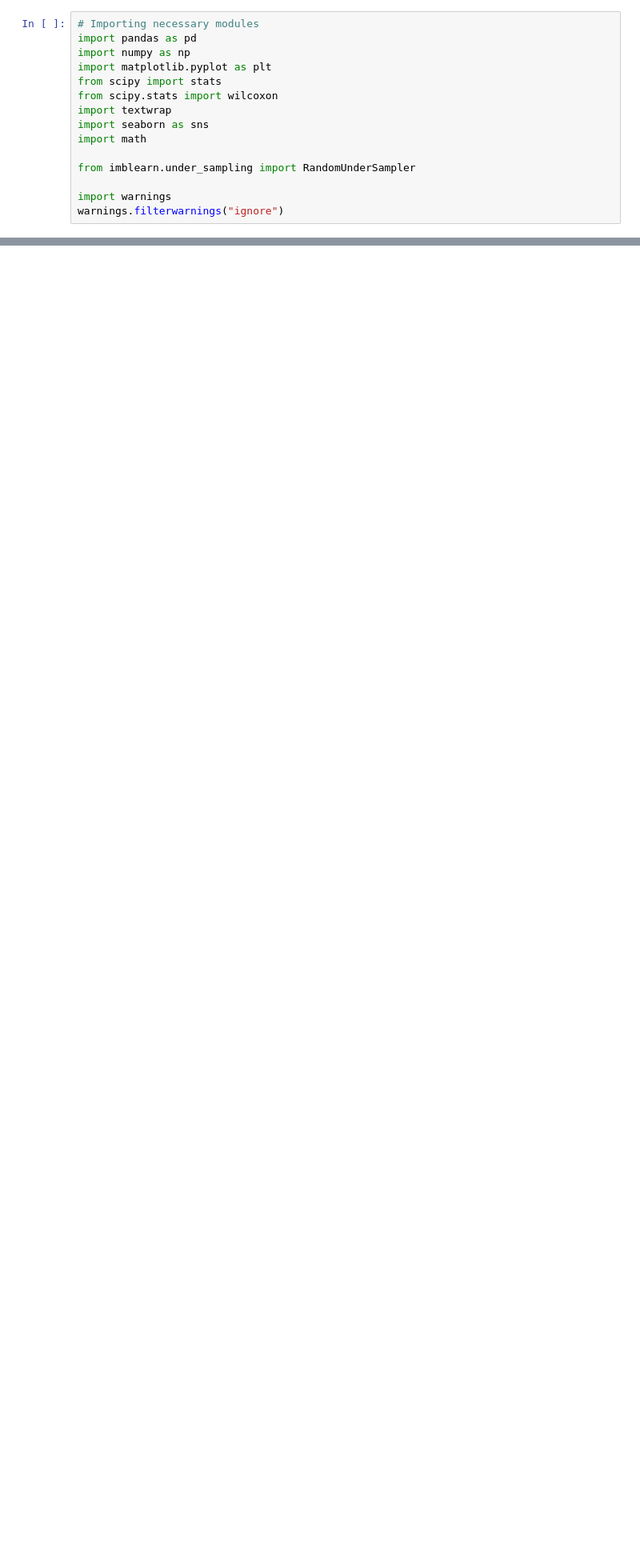
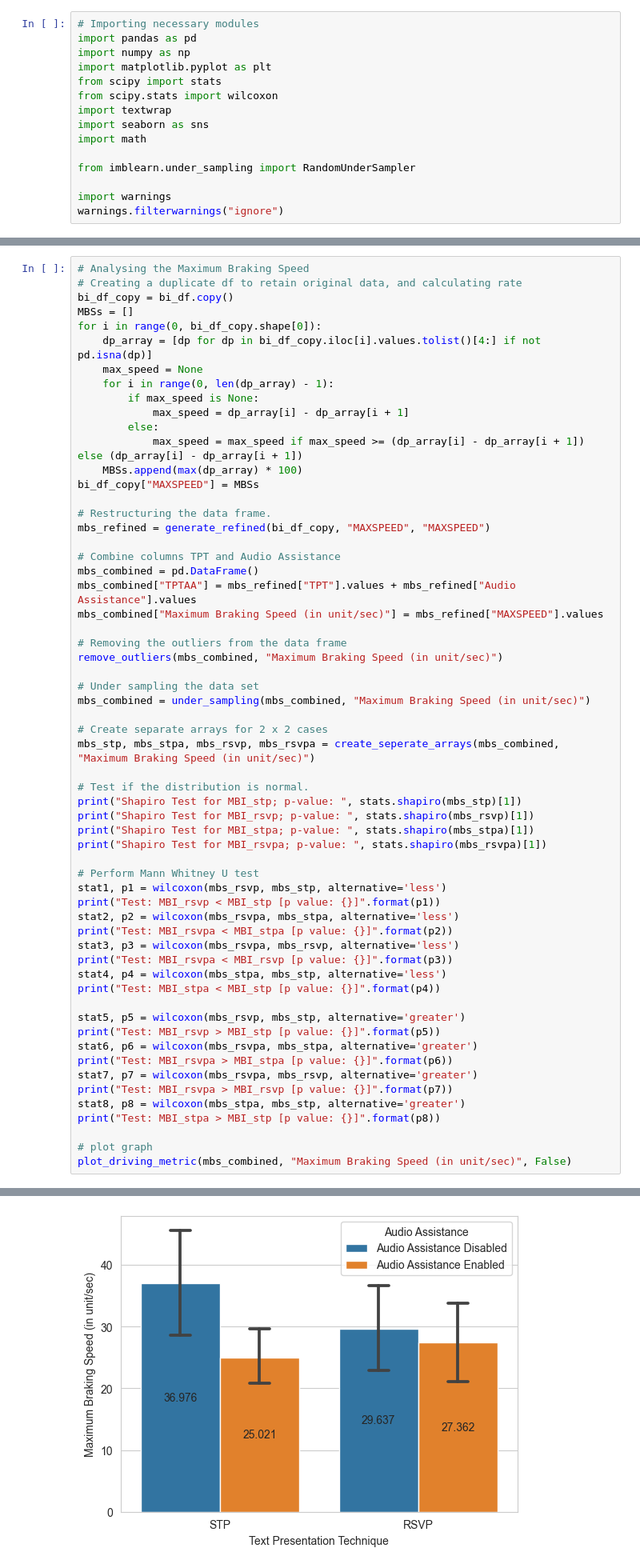
Before and after one commit to shh1v/NDRRI-Data-Analysis, a Jupyter notebook: analysis.ipynb, the cells around one changed output, grey strips where cells are left out. Shown at 80% size. Drawn from its saved outputs; the diff is of its cells as text; blank space fills up the shorter version.

Commit message:
implemented Maximum breaking speed metric

```diff
--- a/analysis.ipynb
+++ b/analysis.ipynb
@@ -728,0 +744,61 @@ Test: MBI_stpa > MBI_stp [p value: 0.9809305670613587]
+# %%
+# Analysing the Maximum Braking Speed
+# Creating a duplicate df to retain original data, and calculating rate
+bi_df_copy = bi_df.copy()
+MBSs = []
+for i in range(0, bi_df_copy.shape[0]):
+    dp_array = [dp for dp in bi_df_copy.iloc[i].values.tolist()[4:] if not pd.isna(dp)]
+    max_speed = None
+    for i in range(0, len(dp_array) - 1):
+        if max_speed is None:
+            max_speed = dp_array[i] - dp_array[i + 1]
+        else:
+            max_speed = max_speed if max_speed >= (dp_array[i] - dp_array[i + 1]) else (dp_array[i] - dp_array[i + 1])
+    MBSs.append(max(dp_array) * 100)
+bi_df_copy["MAXSPEED"] = MBSs
+
+# Restructuring the data frame.
+mbs_refined = generate_refined(bi_df_copy, "MAXSPEED", "MAXSPEED")
+
+# Combine columns TPT and Audio Assistance
+mbs_combined = pd.DataFrame()
+mbs_combined["TPTAA"] = mbs_refined["TPT"].values + mbs_refined["Audio Assistance"].values
+mbs_combined["Maximum Braking Speed (in unit/sec)"] = mbs_refined["MAXSPEED"].values
+
+# Removing the outliers from the data frame
+remove_outliers(mbs_combined, "Maximum Braking Speed (in unit/sec)")
+
+# Under sampling the data set
+mbs_combined = under_sampling(mbs_combined, "Maximum Braking Speed (in unit/sec)")
+
+# Create separate arrays for 2 x 2 cases
+mbs_stp, mbs_stpa, mbs_rsvp, mbs_rsvpa = create_seperate_arrays(mbs_combined, "Maximum Braking Speed (in unit/sec)")
+
+# Test if the distribution is normal.
+print("Shapiro Test for MBI_stp; p-value: ", stats.shapiro(mbs_stp)[1])
+print("Shapiro Test for MBI_rsvp; p-value: ", stats.shapiro(mbs_rsvp)[1])
+print("Shapiro Test for MBI_stpa; p-value: ", stats.shapiro(mbs_stpa)[1])
+print("Shapiro Test for MBI_rsvpa; p-value: ", stats.shapiro(mbs_rsvpa)[1])
+
+# Perform Mann Whitney U test
+stat1, p1 = wilcoxon(mbs_rsvp, mbs_stp, alternative='less')
+print("Test: MBI_rsvp < MBI_stp [p value: {}]".format(p1))
+stat2, p2 = wilcoxon(mbs_rsvpa, mbs_stpa, alternative='less')
+print("Test: MBI_rsvpa < MBI_stpa [p value: {}]".format(p2))
+stat3, p3 = wilcoxon(mbs_rsvpa, mbs_rsvp, alternative='less')
+print("Test: MBI_rsvpa < MBI_rsvp [p value: {}]".format(p3))
+stat4, p4 = wilcoxon(mbs_stpa, mbs_stp, alternative='less')
+print("Test: MBI_stpa < MBI_stp [p value: {}]".format(p4))
+
+stat5, p5 = wilcoxon(mbs_rsvp, mbs_stp, alternative='greater')
+print("Test: MBI_rsvp > MBI_stp [p value: {}]".format(p5))
+stat6, p6 = wilcoxon(mbs_rsvpa, mbs_stpa, alternative='greater')
+print("Test: MBI_rsvpa > MBI_stpa [p value: {}]".format(p6))
+stat7, p7 = wilcoxon(mbs_rsvpa, mbs_rsvp, alternative='greater')
+print("Test: MBI_rsvpa > MBI_rsvp [p value: {}]".format(p7))
+stat8, p8 = wilcoxon(mbs_stpa, mbs_stp, alternative='greater')
+print("Test: MBI_stpa > MBI_stp [p value: {}]".format(p8))
+
+# plot graph
+plot_driving_metric(mbs_combined, "Maximum Braking Speed (in unit/sec)", False)
+# %% [output]
@@ -729,3 +818,4 @@ Test: MBI_stpa > MBI_stp [p value: 0.9809305670613587]
+[figure, added]
 # %%
 # Analyzing NASA-TLX form.
 # Q1: Enter Participant ID
```
Also changed, not shown: parts of 10 cells of this notebook.
